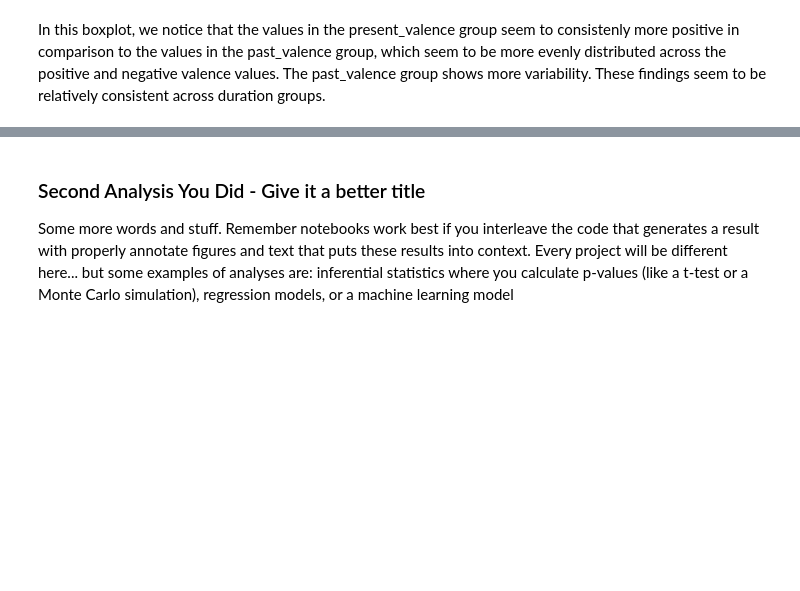
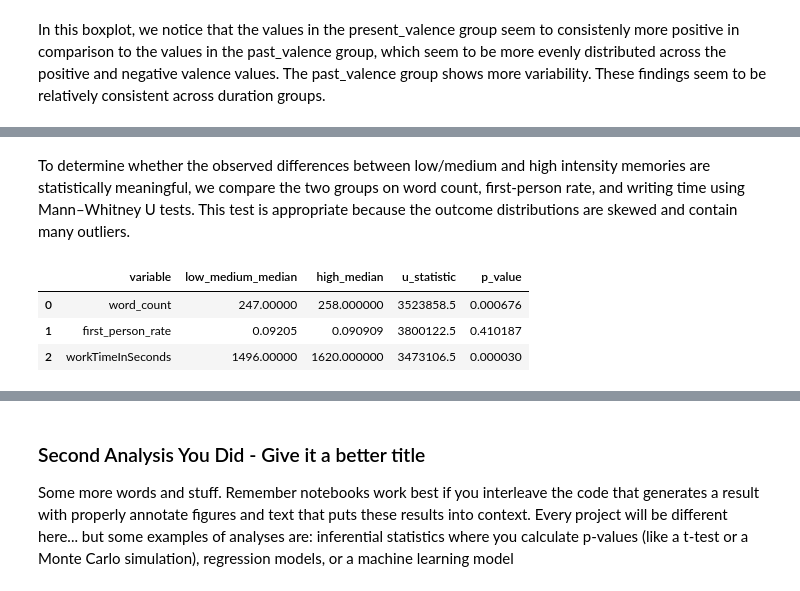
Before and after one commit to emw017/Group125_WI26, a Jupyter notebook: 03-FinalProject.ipynb, the cells around one changed output, grey strips where cells are left out. Cells and saved outputs as stored; diff of their text form; code cells hidden in the pictures; blank space fills up the shorter version.

```diff
--- a/03-FinalProject.ipynb
+++ b/03-FinalProject.ipynb
@@ -321,0 +344,35 @@ Some more words and stuff.  Remember notebooks work best if you interleave the c
+# %% [markdown]
+To determine whether the observed differences between low/medium and high intensity memories are statistically meaningful, we compare the two groups on word count, first-person rate, and writing time using Mann–Whitney U tests. This test is appropriate because the outcome distributions are skewed and contain many outliers.
+# %%
+from scipy.stats import mannwhitneyu
+
+# Split groups
+low_med = hippo[hippo['intensity_group'] == 'Low/Medium']
+high = hippo[hippo['intensity_group'] == 'High']
+
+# Variables to test
+variables = ['word_count', 'first_person_rate', 'workTimeInSeconds']
+
+results = []
+
+for var in variables:
+    group1 = low_med[var].dropna()
+    group2 = high[var].dropna()
+
+    stat, p = mannwhitneyu(group1, group2, alternative='two-sided')
+
+    results.append({
+        'variable': var,
+        'low_medium_median': group1.median(),
+        'high_median': group2.median(),
+        'u_statistic': stat,
+        'p_value': p
+    })
+
+results_df = pd.DataFrame(results)
+results_df
+# %% [output]
+|  | variable | low_medium_median | high_median | u_statistic | p_value |
+| 0 | word_count | 247.00000 | 258.000000 | 3523858.5 | 0.000676 |
+| 1 | first_person_rate | 0.09205 | 0.090909 | 3800122.5 | 0.410187 |
+| 2 | workTimeInSeconds | 1496.00000 | 1620.000000 | 3473106.5 | 0.000030 |
```
Also changed, not shown: parts of 24 cells of this notebook.
